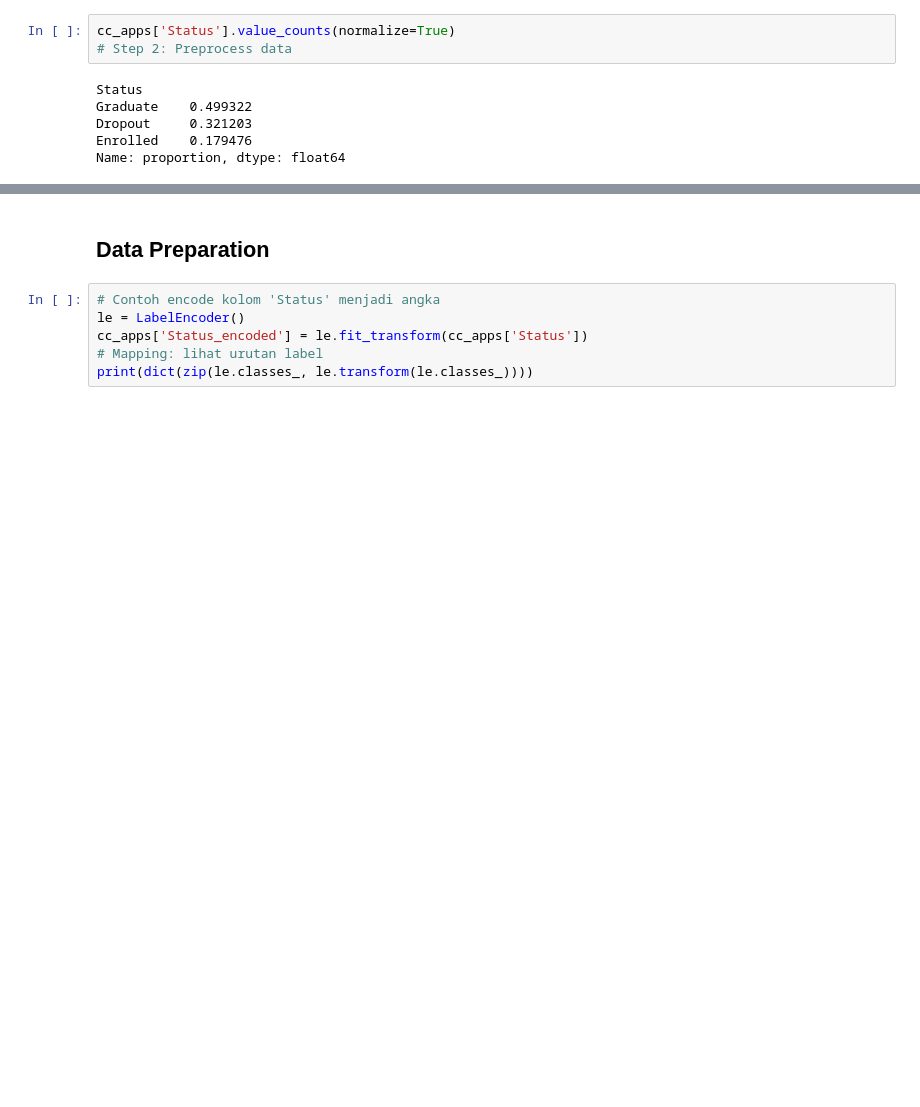
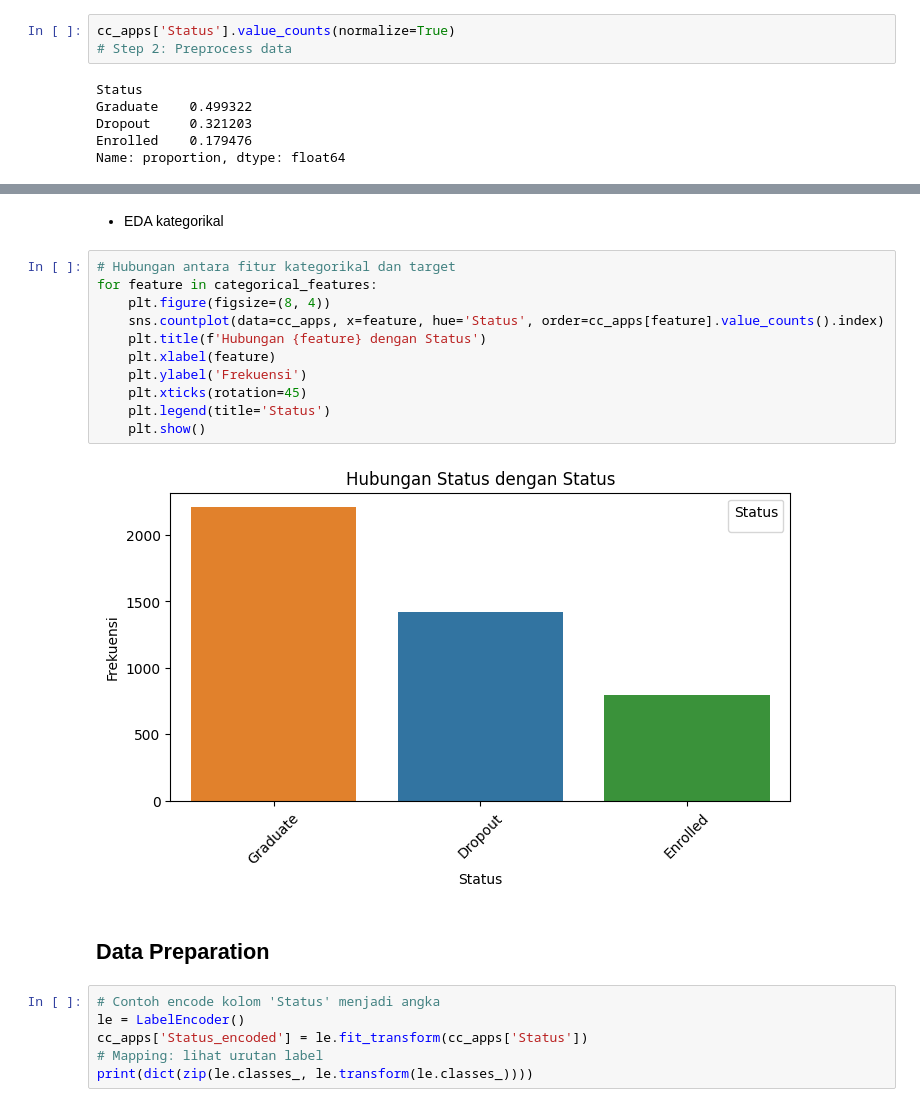
Before and after one commit to Rahmathidayat4299/streamlit-dicoding-jaya-education, a Jupyter notebook: sekolahjaya.ipynb, the cells around one changed output, grey strips where cells are left out. Saved outputs shown, nothing was run; the diff lists cells and outputs as text; blank space fills up the shorter version.

```diff
--- a/sekolahjaya.ipynb
+++ b/sekolahjaya.ipynb
@@ -44,3 +147,18 @@ Name: proportion, dtype: float64
+# %% [markdown]
+* EDA kategorikal
+# %%
+# Hubungan antara fitur kategorikal dan target
+for feature in categorical_features:
+    plt.figure(figsize=(8, 4))
+    sns.countplot(data=cc_apps, x=feature, hue='Status', order=cc_apps[feature].value_counts().index)
+    plt.title(f'Hubungan {feature} dengan Status')
+    plt.xlabel(feature)
+    plt.ylabel('Frekuensi')
+    plt.xticks(rotation=45)
+    plt.legend(title='Status')
+    plt.show()
+# %% [output]
+[figure, added]
 # %% [markdown]
 ## Data Preparation
 # %%
```
Also changed, not shown: parts of 6 cells of this notebook, 2 other files.
